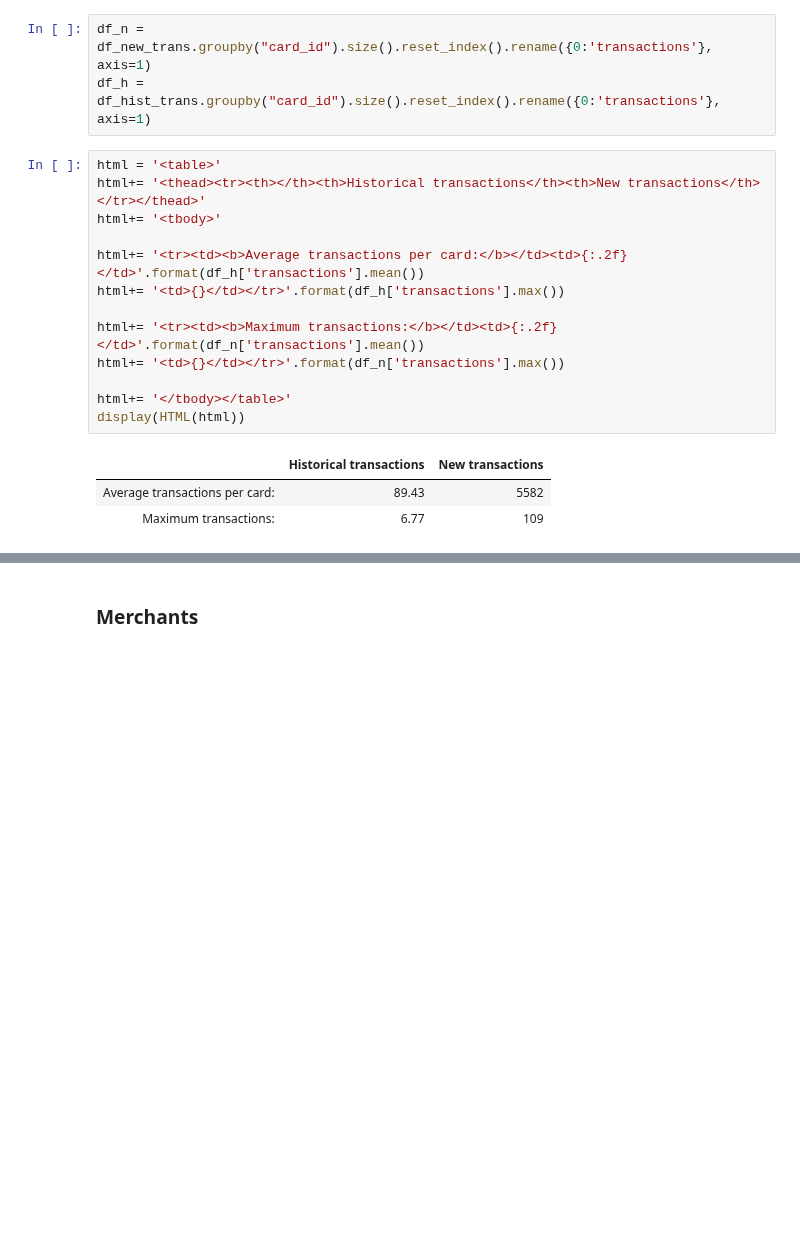
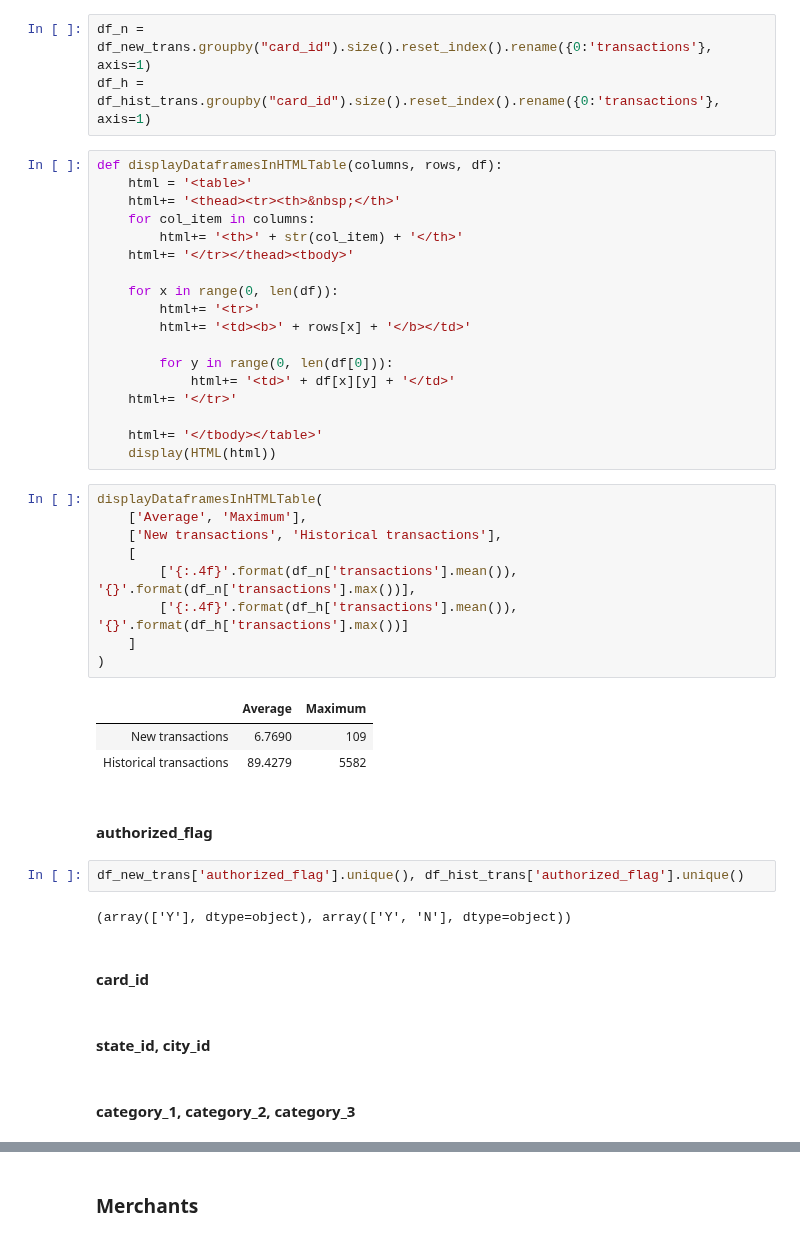
Before and after one commit to Zol-S/kaggle, a Jupyter notebook: Elo Merchant Category Recommendation/2_Descriptives.ipynb, the cells around one changed output, grey strips where cells are left out. Cells and saved outputs as stored; diff of their text form; blank space fills up the shorter version.

```diff
--- a/Elo Merchant Category Recommendation/2_Descriptives.ipynb
+++ b/Elo Merchant Category Recommendation/2_Descriptives.ipynb
@@ -259,20 +302,46 @@ df_new_trans[:3]
 # %%
 df_n = df_new_trans.groupby("card_id").size().reset_index().rename({0:'transactions'}, axis=1)
 df_h = df_hist_trans.groupby("card_id").size().reset_index().rename({0:'transactions'}, axis=1)
-# %%
-html = '<table>'
-html+= '<thead><tr><th></th><th>Historical transactions</th><th>New transactions</th></tr></thead>'
-html+= '<tbody>'
-
-html+= '<tr><td><b>Average transactions per card:</b></td><td>{:.2f}</td>'.format(df_h['transactions'].mean())
-html+= '<td>{}</td></tr>'.format(df_h['transactions'].max())
-
-html+= '<tr><td><b>Maximum transactions:</b></td><td>{:.2f}</td>'.format(df_n['transactions'].mean())
-html+= '<td>{}</td></tr>'.format(df_n['transactions'].max())
-
-html+= '</tbody></table>'
-display(HTML(html))
-# %% [output]
-|  | Historical transactions | New transactions |
-| Average transactions per card: | 89.43 | 5582 |
-| Maximum transactions: | 6.77 | 109 |
+# %%
+def displayDataframesInHTMLTable(columns, rows, df):
+    html = '<table>'
+    html+= '<thead><tr><th>&nbsp;</th>'
+    for col_item in columns:
+        html+= '<th>' + str(col_item) + '</th>'
+    html+= '</tr></thead><tbody>'
+
+    for x in range(0, len(df)):
+        html+= '<tr>'
+        html+= '<td><b>' + rows[x] + '</b></td>'
+
+        for y in range(0, len(df[0])):
+            html+= '<td>' + df[x][y] + '</td>'
+    html+= '</tr>'
+
+    html+= '</tbody></table>'
+    display(HTML(html))
+# %%
+displayDataframesInHTMLTable(
+    ['Average', 'Maximum'],
+    ['New transactions', 'Historical transactions'],
+    [
+        ['{:.4f}'.format(df_n['transactions'].mean()), '{}'.format(df_n['transactions'].max())],
+        ['{:.4f}'.format(df_h['transactions'].mean()), '{}'.format(df_h['transactions'].max())]
+    ]
+)
+# %% [output]
+|  | Average | Maximum |
+| New transactions | 6.7690 | 109 |
+| Historical transactions | 89.4279 | 5582 |
+# %% [markdown]
+#### authorized_flag
+# %%
+df_new_trans['authorized_flag'].unique(), df_hist_trans['authorized_flag'].unique()
+# %% [output]
+(array(['Y'], dtype=object), array(['Y', 'N'], dtype=object))
+# %% [markdown]
+#### card_id
+# %% [markdown]
+#### state_id, city_id
+# %% [markdown]
+#### category_1, category_2, category_3
```
Also changed, not shown: parts of 21 cells of this notebook.
